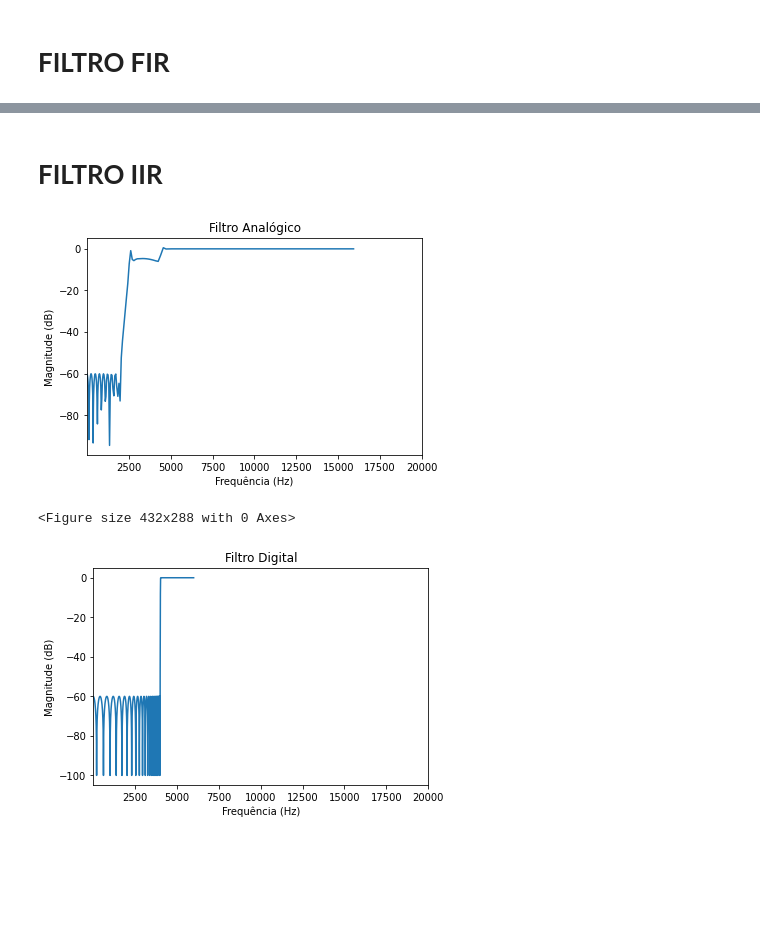
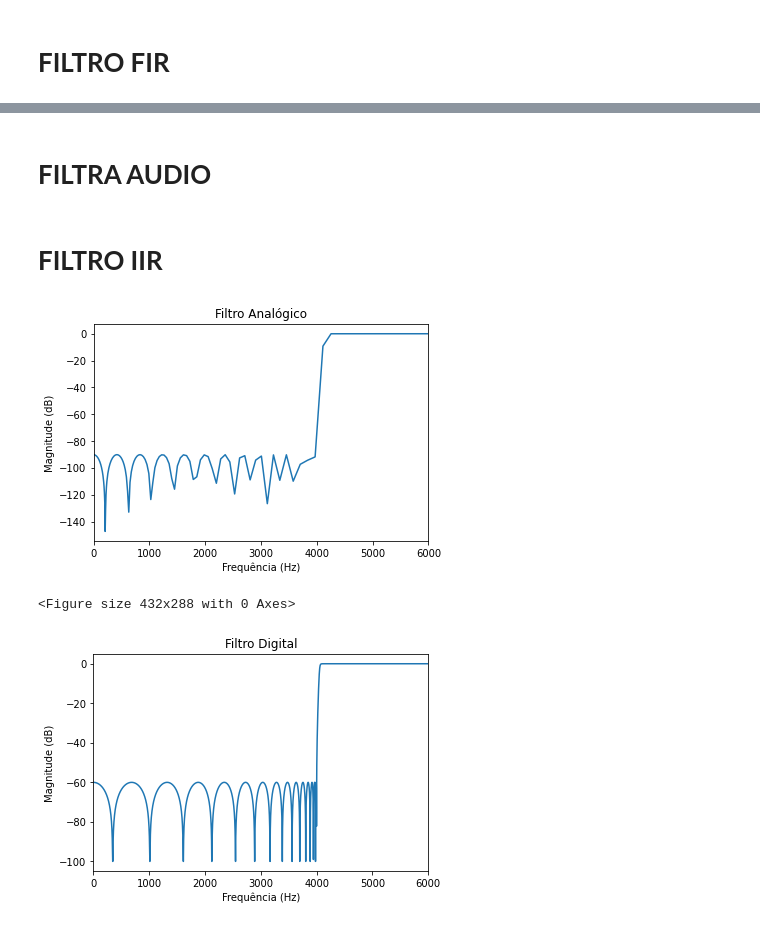
Before and after one commit to SoxxZ/pds, a Jupyter notebook: projeto.ipynb, the cells around one changed output, grey strips where cells are left out. Drawn from its saved outputs; the diff is of its cells as text; code cells hidden in the pictures; blank space fills up the shorter version.

```diff
--- a/projeto.ipynb
+++ b/projeto.ipynb
@@ -107,0 +45,2 @@ Done Filtering Audio
+# %% [markdown]
+# **FILTRA AUDIO**
@@ -112,42 +113,44 @@ from scipy import signal
 import numpy as np
 import matplotlib.pyplot as plt
 
-b, a = signal.iirfilter(50, 2*np.pi*4000, rp=0.5 , rs=60, btype='high', analog=True, ftype='cheby2')
+Ord = 30
+
+b, a = signal.iirfilter(Ord, 2*np.pi*4000, rp=0.5 , rs=60, btype='high', analog=True, ftype='cheby2')
 
 w, h = signal.freqs(b, a)
 
-y = 20 * np.log10(np.maximum(abs(h), 1e-5))
+y = 30 * np.log10(np.maximum(abs(h), 1e-5))
 x = w / (2*np.pi)
 
 plt.figure()
 plt.plot(x, y)
 plt.xlabel('Frequência (Hz)')
 plt.ylabel('Magnitude (dB)')
 plt.title("Filtro Analógico")
-plt.xlim(20, 20000)
+plt.xlim(0, 6000)
 plt.show()
 
-dfilter = signal.iirfilter(50, 4000, rs=60, btype='high', analog=False, ftype='cheby2', fs=12000, output='sos')
+dfilter = signal.iirfilter(Ord, 4000, rs=60, btype='high', analog=False, ftype='cheby2', fs=12000, output='sos')
 
 w, h = signal.sosfreqz(dfilter, 12000, fs=12000)
 
 plt.figure()
 
 yd = 20 * np.log10(np.maximum(abs(h), 1e-5))
 xd = w
 
 plt.figure()
 plt.plot(xd, yd)
 plt.xlabel('Frequência (Hz)')
 plt.ylabel('Magnitude (dB)')
 plt.title("Filtro Digital")
-plt.xlim(20, 20000)
+plt.xlim(0, 6000)
 
-y, Ns = filter_audio(filename, dfilter)
+#y, Ns = filter_audio(filename, dfilter)
 
 
 plt.show()
 # %% [output]
-[figure, old version]
+[figure, new version]
 <Figure size 432x288 with 0 Axes>
-[figure, old version]
+[figure, new version]
```
Also changed, not shown: parts of 2 cells of this notebook.
